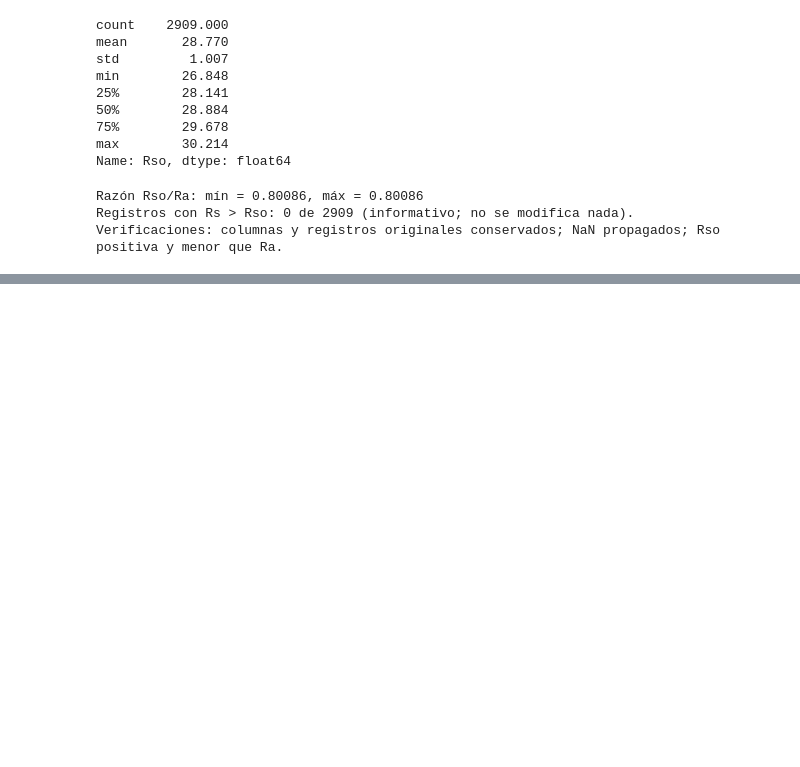
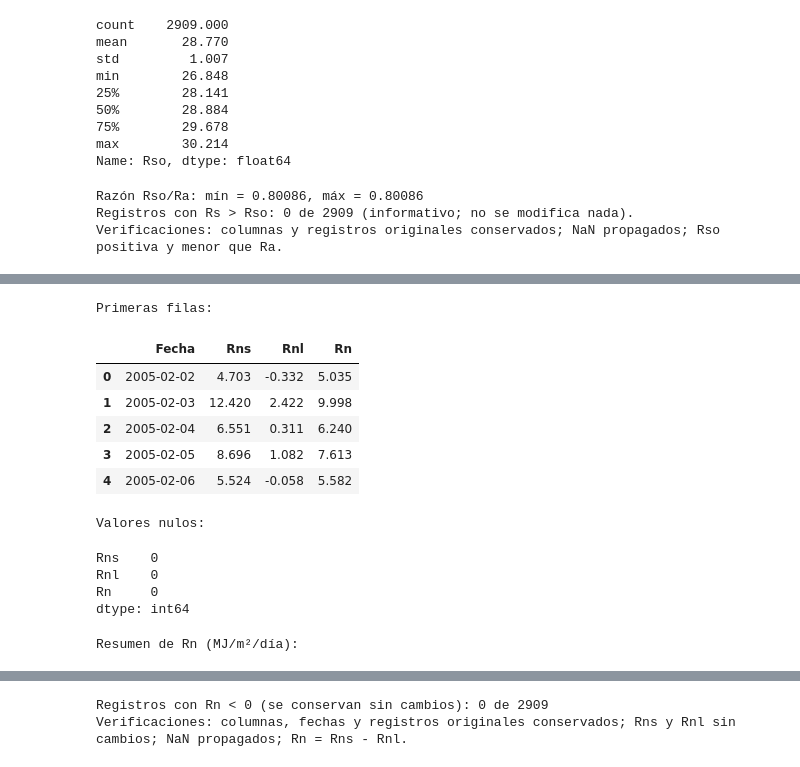
Before and after one commit to nicopulido/Prob_Proyecto_Grado, a Jupyter notebook: Tibaitata/04_calculo_variables_objetivo.ipynb, the cells around one changed output, grey strips where cells are left out. Drawn from its saved outputs; the diff is of its cells as text; code cells hidden in the pictures; blank space fills up the shorter version.

```diff
--- a/Tibaitata/04_calculo_variables_objetivo.ipynb
+++ b/Tibaitata/04_calculo_variables_objetivo.ipynb
@@ -734,0 +1013,73 @@ Verificaciones: columnas y registros originales conservados; NaN propagados; Rso
+# %%
+assert {"Rns", "Rnl"}.issubset(df_tibaitata_et0.columns)
+assert "Rn" not in df_tibaitata_et0.columns, "La columna Rn ya existe; no se sobrescribirá."
+
+columnas_antes_rn = df_tibaitata_et0.columns.tolist()
+valores_antes_rn = df_tibaitata_et0[columnas_antes_rn].copy()
+fechas_antes_rn = df_tibaitata_et0["Fecha"].copy()
+numero_registros_antes_rn = len(df_tibaitata_et0)
+forma_limpio_antes_rn = df_tibaitata_limpio.shape
+
+# La resta vectorizada propaga NaN cuando falta Rns o Rnl.
+df_tibaitata_et0["Rn"] = df_tibaitata_et0["Rns"] - df_tibaitata_et0["Rnl"]
+
+filas_completas_rn = df_tibaitata_et0[["Rns", "Rnl"]].notna().all(axis=1)
+rn_valida = df_tibaitata_et0["Rn"].dropna()
+
+# Datos originales (incluidas Rns y Rnl) intactos; sin eliminar fechas.
+assert len(df_tibaitata_et0) == numero_registros_antes_rn
+assert df_tibaitata_et0[columnas_antes_rn].equals(valores_antes_rn)
+assert df_tibaitata_et0.columns[:len(columnas_antes_rn)].tolist() == columnas_antes_rn
+assert df_tibaitata_et0["Fecha"].equals(fechas_antes_rn)
+assert df_tibaitata_limpio.shape == forma_limpio_antes_rn
+
+# NaN propagados y valores finitos.
+assert df_tibaitata_et0["Rn"].isna().equals(~filas_completas_rn)
+assert np.isfinite(rn_valida).all(), "Rn contiene valores infinitos."
+
+# Rn coincide con Rns - Rnl y con Rns = Rn + Rnl.
+assert np.allclose(
+    rn_valida,
+    df_tibaitata_et0.loc[filas_completas_rn, "Rns"] - df_tibaitata_et0.loc[filas_completas_rn, "Rnl"],
+)
+assert np.allclose(
+    df_tibaitata_et0.loc[filas_completas_rn, "Rn"] + df_tibaitata_et0.loc[filas_completas_rn, "Rnl"],
+    df_tibaitata_et0.loc[filas_completas_rn, "Rns"],
+)
+
+# Ejemplo numérico de referencia y propagación de NaN con datos sintéticos.
+ejemplo_rn = pd.DataFrame({"Rns": [10.0, 5.0, np.nan, 8.0], "Rnl": [3.0, 6.5, 2.0, np.nan]})
+resultado_ejemplo_rn = ejemplo_rn["Rns"] - ejemplo_rn["Rnl"]
+assert np.allclose(resultado_ejemplo_rn.iloc[:2], [7.0, -1.5])
+assert resultado_ejemplo_rn.iloc[2:].isna().all()
+
+n_rn_negativa = int((rn_valida < 0).sum())
+
+print("Primeras filas:")
+display(df_tibaitata_et0[["Fecha", "Rns", "Rnl", "Rn"]].head())
+print("Valores nulos:")
+display(df_tibaitata_et0[["Rns", "Rnl", "Rn"]].isna().sum())
+print("Resumen de Rn (MJ/m²/día):")
+display(rn_valida.describe())
+print(f"Registros con Rn < 0 (se conservan sin cambios): {n_rn_negativa} de {len(rn_valida)}")
+if n_rn_negativa:
+    print("Ejemplos con Rn negativa (los más negativos):")
+    display(
+        df_tibaitata_et0.loc[df_tibaitata_et0["Rn"] < 0, ["Fecha", "Rs", "Rs_Rso", "Rns", "Rnl", "Rn"]]
+        .nsmallest(5, "Rn")
+    )
+print("Verificaciones: columnas, fechas y registros originales conservados; Rns y Rnl sin cambios; NaN propagados; Rn = Rns - Rnl.")
+# %% [output]
+Primeras filas:
+|  | Fecha | Rns | Rnl | Rn |
+| 0 | 2005-02-02 | 4.703 | -0.332 | 5.035 |
+| 1 | 2005-02-03 | 12.420 | 2.422 | 9.998 |
+| 2 | 2005-02-04 | 6.551 | 0.311 | 6.240 |
+| 3 | 2005-02-05 | 8.696 | 1.082 | 7.613 |
+| 4 | 2005-02-06 | 5.524 | -0.058 | 5.582 |
+Valores nulos:
+Rns    0
+Rnl    0
+Rn     0
+dtype: int64
+Resumen de Rn (MJ/m²/día):
@@ -734,0 +1095,2 @@ Verificaciones: columnas y registros originales conservados; NaN propagados; Rso
+Registros con Rn < 0 (se conservan sin cambios): 0 de 2909
+Verificaciones: columnas, fechas y registros originales conservados; Rns y Rnl sin cambios; NaN propagados; Rn = Rns - Rnl.
```
Also changed, not shown: parts of 6 cells of this notebook.
